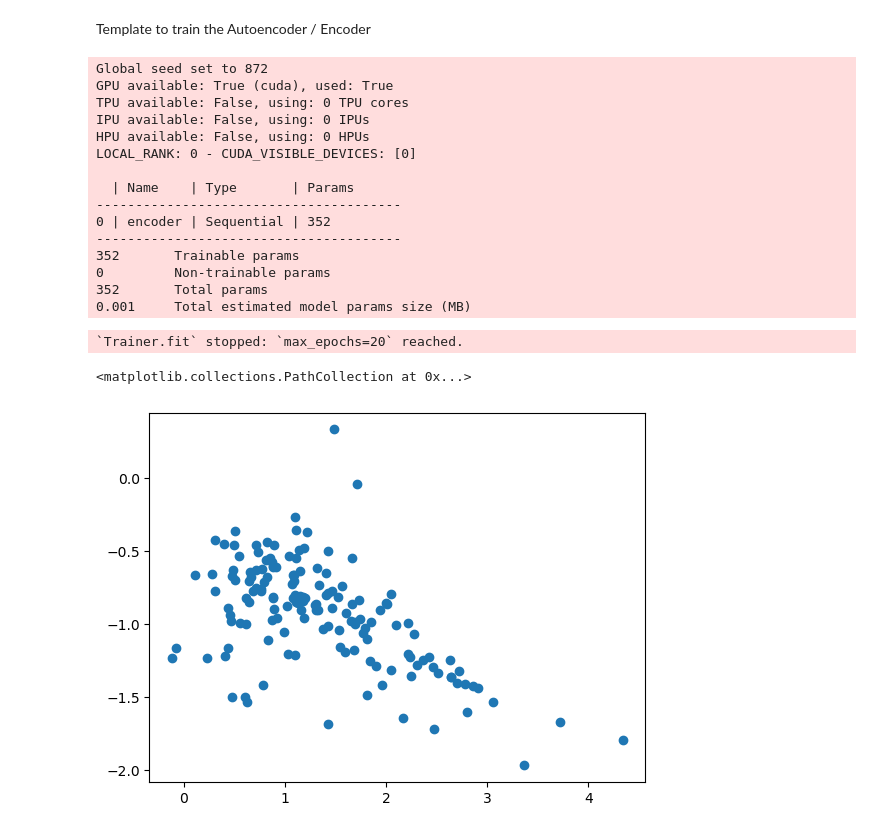
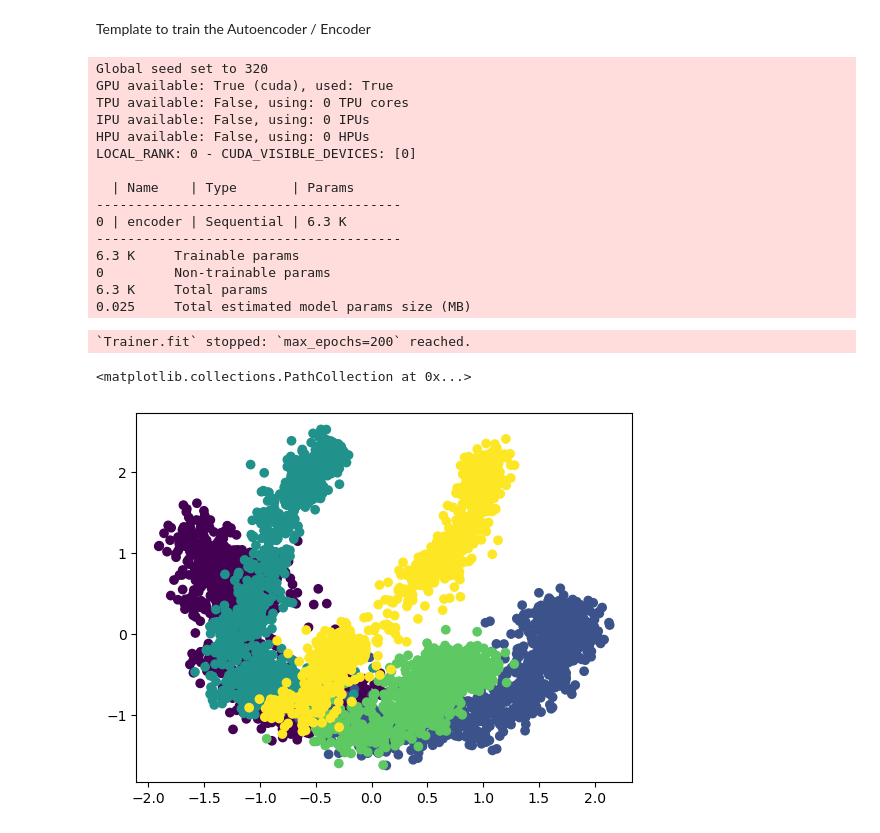
Before and after one commit to guillaumehu/phate_fim, a Jupyter notebook: notebooks/gh-train-template.ipynb, the cells around one changed output. Saved outputs shown, nothing was run; the diff lists cells and outputs as text; code cells hidden in the pictures.

```diff
--- a/notebooks/gh-train-template.ipynb
+++ b/notebooks/gh-train-template.ipynb
@@ -57,7 +62,7 @@ logger = WandbLogger(project="fim_phate", name=exp_name) if wandb else False
 pl.utilities.seed.seed_everything(seed=seed)
 
 # data loader for the training set.
-train_loader = train_dataloader(dataset, n_obs, n_dim, emb_dim, batch_size)
+train_loader = train_dataloader(dataset, n_obs, n_dim, emb_dim, batch_size, knn)
 
 # Defining the pytorch lightning model.
 model = LitAutoencoder(
@@ -71,6 +76,7 @@ model = LitAutoencoder(
     bandwitdh=bandwitdh,
     t=t,
     scale=scale,
+    knn = knn,
 )
 
 # Defining the trainer
@@ -89,7 +95,7 @@ trainer = Trainer(
 # Train the model
 trainer.fit(model, train_dataloaders=train_loader)
 # %% [output]
-Global seed set to 872
+Global seed set to 320
 GPU available: True (cuda), used: True
 TPU available: False, using: 0 TPU cores
 IPU available: False, using: 0 IPUs
@@ -98,10 +104,10 @@ LOCAL_RANK: 0 - CUDA_VISIBLE_DEVICES: [0]
 
   | Name    | Type       | Params
 ---------------------------------------
-0 | encoder | Sequential | 352
+0 | encoder | Sequential | 6.3 K
 ---------------------------------------
-352       Trainable params
+6.3 K     Trainable params
 0         Non-trainable params
-352       Total params
-0.001     Total estimated model params size (MB)
+6.3 K     Total params
+0.025     Total estimated model params size (MB)
-`Trainer.fit` stopped: `max_epochs=20` reached.
+`Trainer.fit` stopped: `max_epochs=200` reached.
@@ -112,10 +114,12 @@ X, Y = make_tree(dim=n_dim)
-# %%
-pred = model.forward(X)
-import matplotlib.pyplot as plt
-
-pred = pred.detach().cpu().numpy()
-plt.scatter(pred[:, 0], pred[:, 1])
-# %% [output]
-<matplotlib.collections.PathCollection at 0x...>
-[figure, removed]
+# %%
+tree_data, tree_clusters = phate.tree.gen_dla(n_dim=n_dim, n_branch=5, branch_length=int(n_obs/5))
+tree_data_pt = torch.tensor(tree_data).float().to(model.device)
+
+model.eval()
+pred = model.forward(tree_data_pt)
+pred = pred.detach().cpu().numpy()
+plt.scatter(pred[:, 0], pred[:, 1], c=tree_clusters)
+# %% [output]
+<matplotlib.collections.PathCollection at 0x...>
+[figure, added]
 # %%
```
Also changed, not shown: parts of 13 cells of this notebook.
